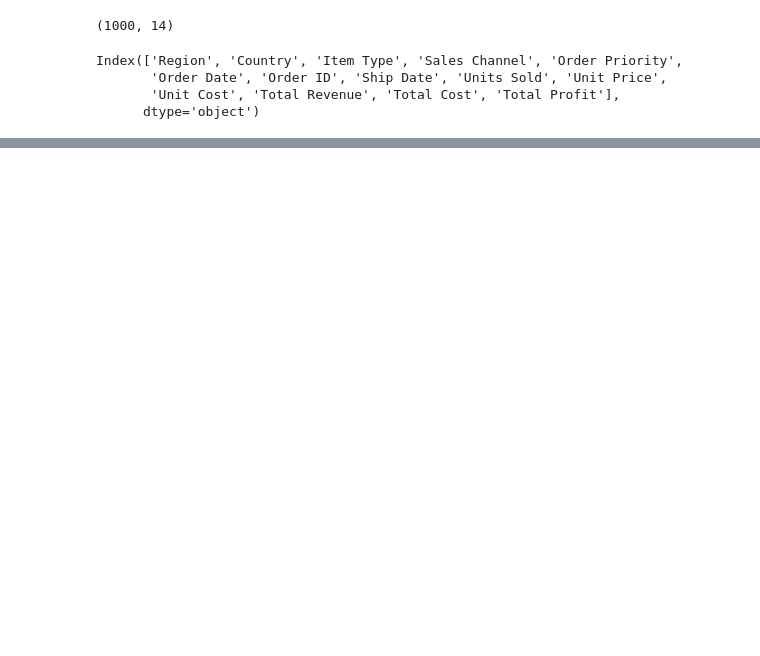
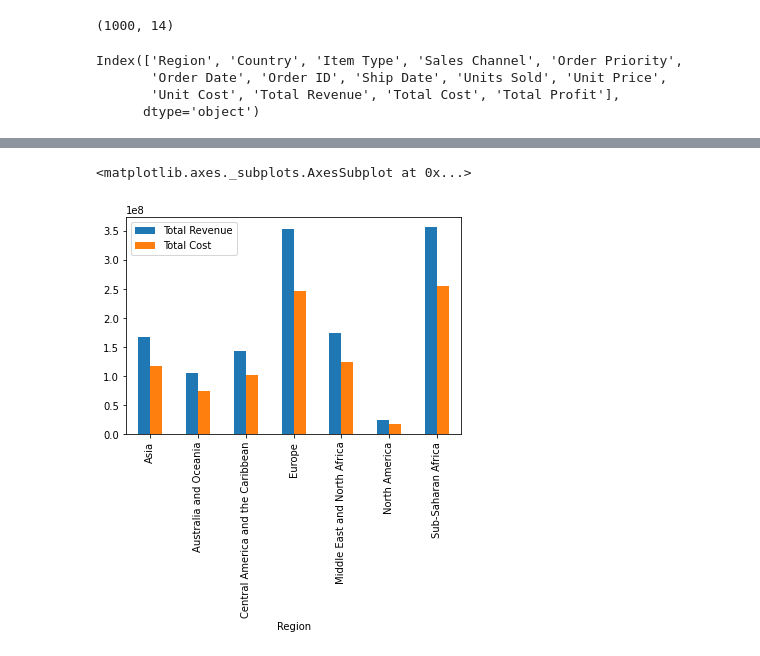
Before and after one commit to onewithano/ML_IIITH, a Jupyter notebook: python_sales_data.ipynb, the cells around one changed output, grey strips where cells are left out. Cells and saved outputs as stored; diff of their text form; code cells hidden in the pictures; blank space fills up the shorter version.

```diff
--- a/python_sales_data.ipynb
+++ b/python_sales_data.ipynb
@@ -45,0 +105,5 @@ sales_data.describe()
+# %%
+Regionwise_sales.plot.bar()
+# %% [output]
+<matplotlib.axes._subplots.AxesSubplot at 0x...>
+[figure, added]
```
Also changed, not shown: parts of 14 cells of this notebook.
